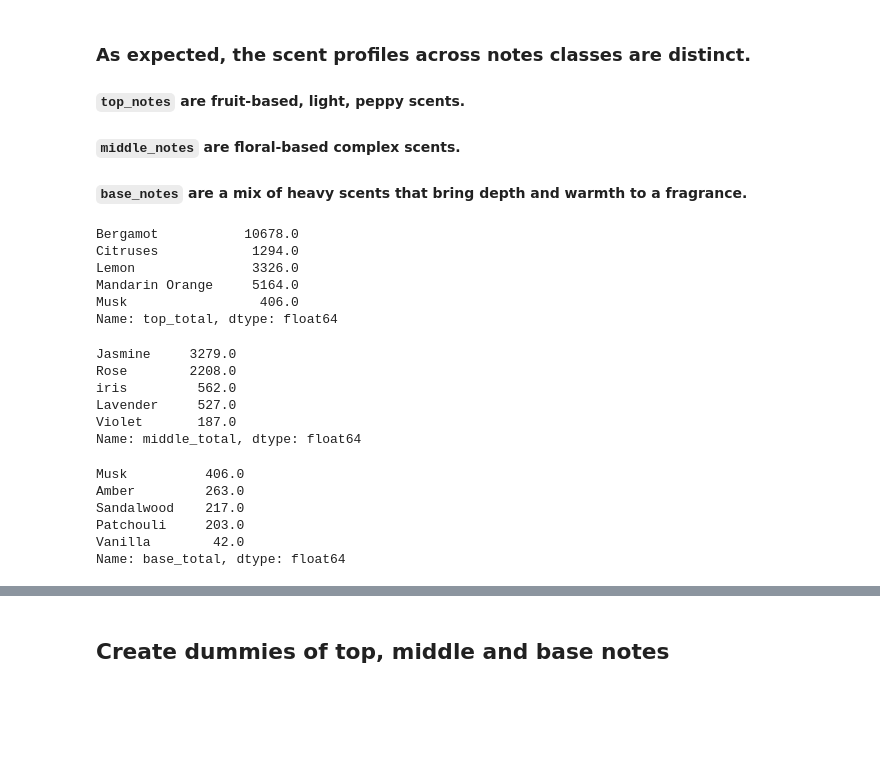
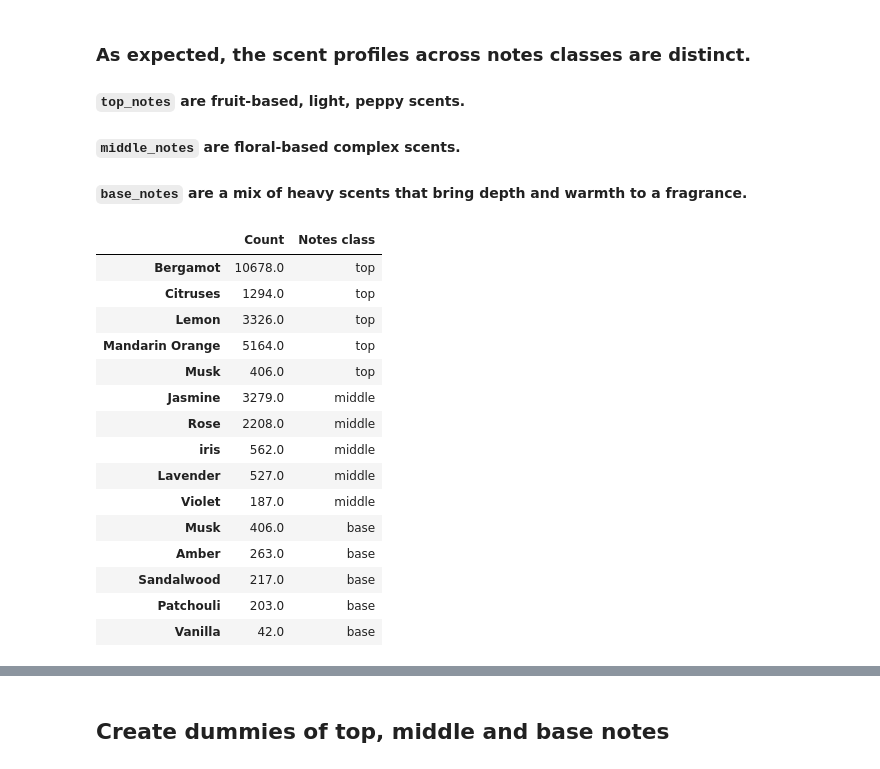
Before and after one commit to abishop17/hitting_top_notes_fragrances, a Jupyter notebook: code/notes_preprocess_eda.ipynb, the cells around one changed output, grey strips where cells are left out. Saved outputs shown, nothing was run; the diff lists cells and outputs as text; code cells hidden in the pictures; blank space fills up the shorter version.

```diff
--- a/code/notes_preprocess_eda.ipynb
+++ b/code/notes_preprocess_eda.ipynb
@@ -999,26 +999,37 @@ plt.savefig('../figures/most_freq_note_categories.png')
 #### `middle_notes` are floral-based complex scents.
 
 #### `base_notes` are a mix of heavy scents that bring depth and warmth to a fragrance.
-# %%
-ipd(top_5_top_notes_value_counts_df['top_total'])
-ipd(top_5_mid_notes_value_counts_df['middle_total'])
-top_5_base_notes_value_counts_df['base_total']
-# %% [output]
-Bergamot           10678.0
-Citruses            1294.0
-Lemon               3326.0
-Mandarin Orange     5164.0
-Musk                 406.0
-Name: top_total, dtype: float64
-Jasmine     3279.0
-Rose        2208.0
-iris         562.0
-Lavender     527.0
-Violet       187.0
-Name: middle_total, dtype: float64
-Musk          406.0
-Amber         263.0
-Sandalwood    217.0
-Patchouli     203.0
-Vanilla        42.0
-Name: base_total, dtype: float64
+# %%
+# Summarize top 5 notes across classes in preparation for a plot
+
+top_5_all_notes_value_counts_df = pd.DataFrame(pd.concat([top_5_top_notes_value_counts_df['top_total'],
+                                   top_5_mid_notes_value_counts_df['middle_total']]))
+
+top_5_all_notes_value_counts_df = (pd.concat([top_5_all_notes_value_counts_df, top_5_base_notes_value_counts_df['base_total']],
+                                            axis = 0).rename(columns = {0: 'Count'}))
+
+top_5_all_notes_value_counts_df['Notes class'] = 'top'
+for i in range(5, 10):
+    top_5_all_notes_value_counts_df['Notes class'].iloc[i] = 'middle'
+for i in range(10, 15):
+    top_5_all_notes_value_counts_df['Notes class'].iloc[i] = 'base'
+
+
+top_5_all_notes_value_counts_df
+# %% [output]
+|  | Count | Notes class |
+| Bergamot | 10678.0 | top |
+| Citruses | 1294.0 | top |
+| Lemon | 3326.0 | top |
+| Mandarin Orange | 5164.0 | top |
+| Musk | 406.0 | top |
+| Jasmine | 3279.0 | middle |
+| Rose | 2208.0 | middle |
+| iris | 562.0 | middle |
+| Lavender | 527.0 | middle |
+| Violet | 187.0 | middle |
+| Musk | 406.0 | base |
+| Amber | 263.0 | base |
+| Sandalwood | 217.0 | base |
+| Patchouli | 203.0 | base |
+| Vanilla | 42.0 | base |
```
Also changed, not shown: parts of 12 cells of this notebook.
